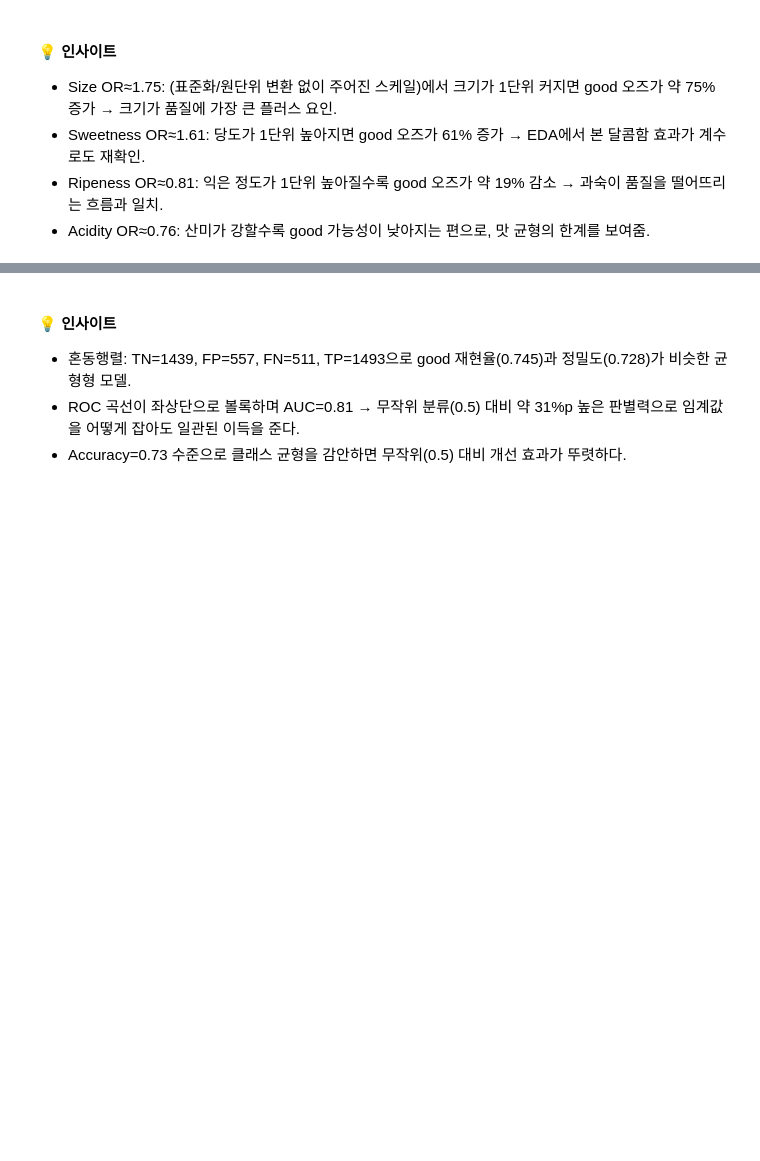
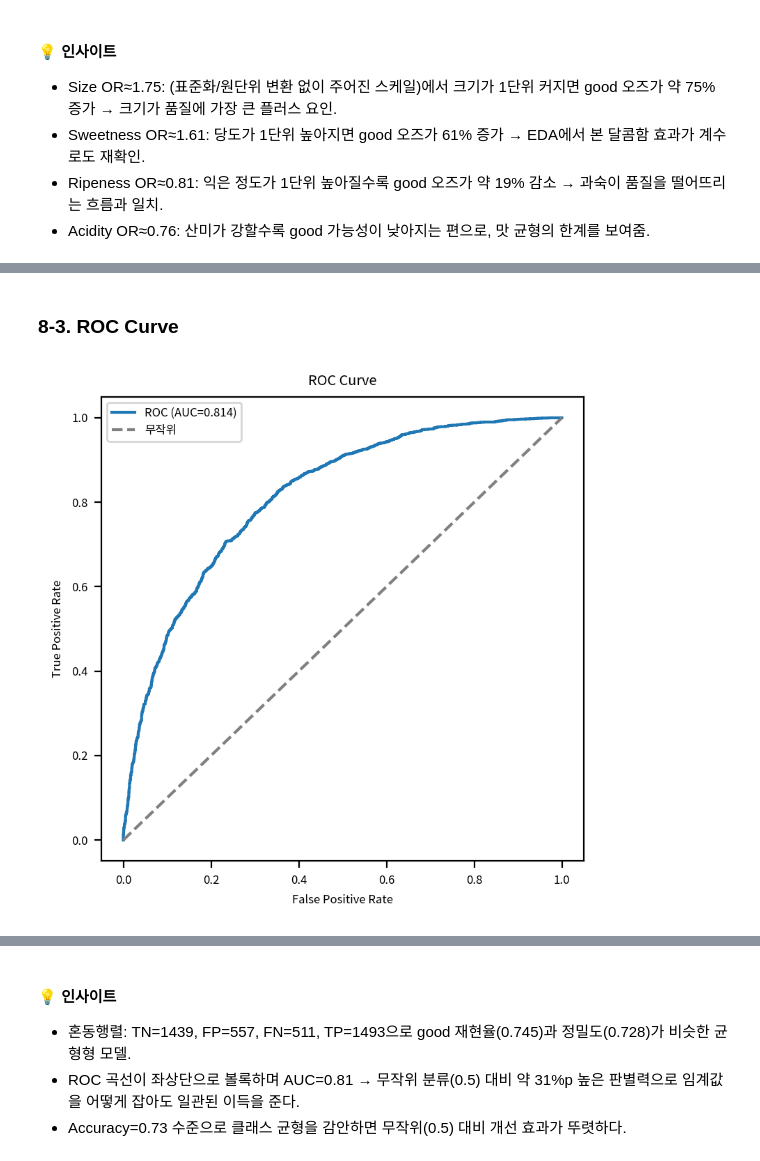
Before and after one commit to leekh4232/hossam-py, a Jupyter notebook: [캡스톤-06] 로지스틱ㅣ사과 품질 분류ㅣ풀이.ipynb, the cells around one changed output, grey strips where cells are left out. Drawn from its saved outputs; the diff is of its cells as text; code cells hidden in the pictures; blank space fills up the shorter version.

```diff
--- a/[캡스톤-06] 로지스틱ㅣ사과 품질 분류ㅣ풀이.ipynb
+++ b/[캡스톤-06] 로지스틱ㅣ사과 품질 분류ㅣ풀이.ipynb
@@ -594,0 +552,20 @@ display(metrics_df)
+# %% [markdown]
+### 8-3. ROC Curve
+# %%
+pred_prob = fit2.predict(fit2.model.exog)
+
+fpr, tpr, _ = roc_curve(fit2.model.endog, pred_prob)
+auc = roc_auc_score(fit2.model.endog, pred_prob)
+plt.figure(figsize=(4, 4), dpi=my_dpi)
+plt.plot(fpr, tpr, label=f"ROC (AUC={auc:.3f})")
+plt.plot([0, 1], [0, 1], linestyle="--", color="gray", label="무작위")
+plt.xlabel("False Positive Rate")
+plt.ylabel("True Positive Rate")
+plt.title("ROC Curve")
+plt.legend()
+plt.tight_layout()
+plt.show()
+
+rdf
+# %% [output]
+[figure, added]
```
Also changed, not shown: parts of 29 cells of this notebook, 8 other files.
